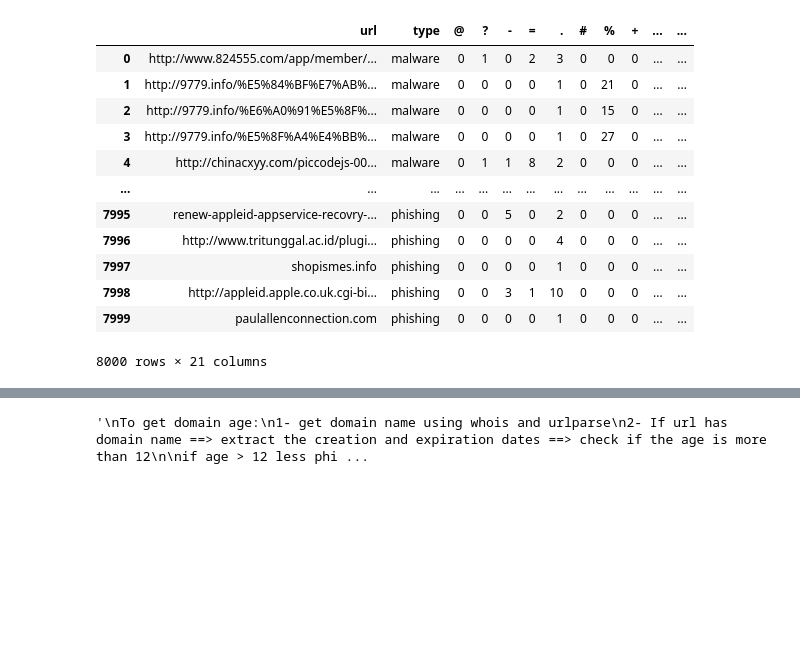
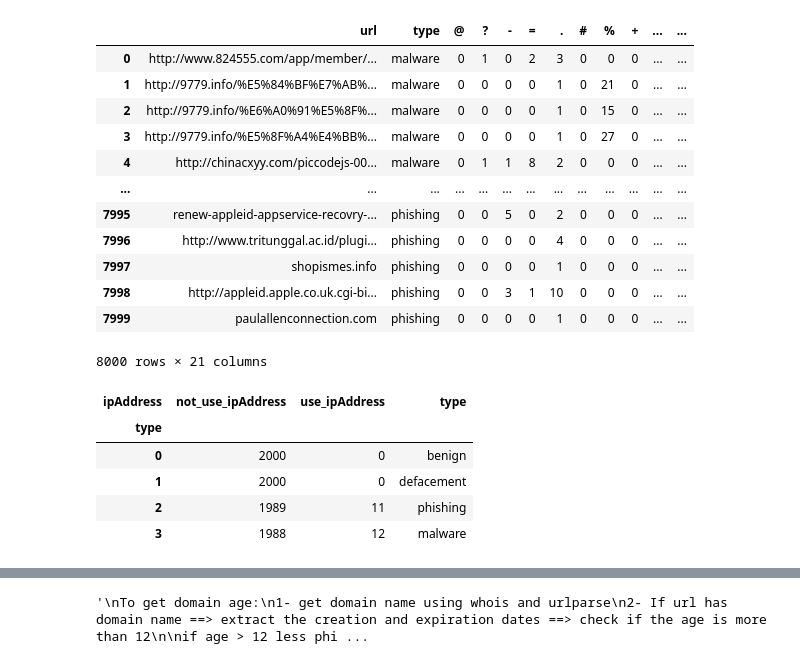
Before and after one commit to Tuwaiq-Data-Science-Bootcamp-V2/Capstone_Project, a Jupyter notebook: Project_with_models.ipynb, the cells around one changed output, grey strips where cells are left out. Cells and saved outputs as stored; diff of their text form; code cells hidden in the pictures; blank space fills up the shorter version.

```diff
--- a/Project_with_models.ipynb
+++ b/Project_with_models.ipynb
@@ -424,3 +504,16 @@ df
 | 7998 | http://appleid.apple.co.uk.cgi-bi... | phishing | 0 | 0 | 3 | 1 | 10 | 0 | 0 | 0 | ... | ... |
 | 7999 | paulallenconnection.com | phishing | 0 | 0 | 0 | 0 | 1 | 0 | 0 | 0 | ... | ... |
 8000 rows × 21 columns
+# %%
+ipAddress = pd.crosstab(df.type,df.ipAddress)
+ipAddress['type']=['benign','defacement','phishing','malware']
+ipAddress.rename(columns={0:'not_use_ipAddress',1:'use_ipAddress'},inplace=True)
+# %%
+ipAddress
+# %% [output]
+| ipAddress | not_use_ipAddress | use_ipAddress | type |
+| type |  |  |  |
+| 0 | 2000 | 0 | benign |
+| 1 | 2000 | 0 | defacement |
+| 2 | 1989 | 11 | phishing |
+| 3 | 1988 | 12 | malware |
```
Also changed, not shown: parts of 90 cells of this notebook.
